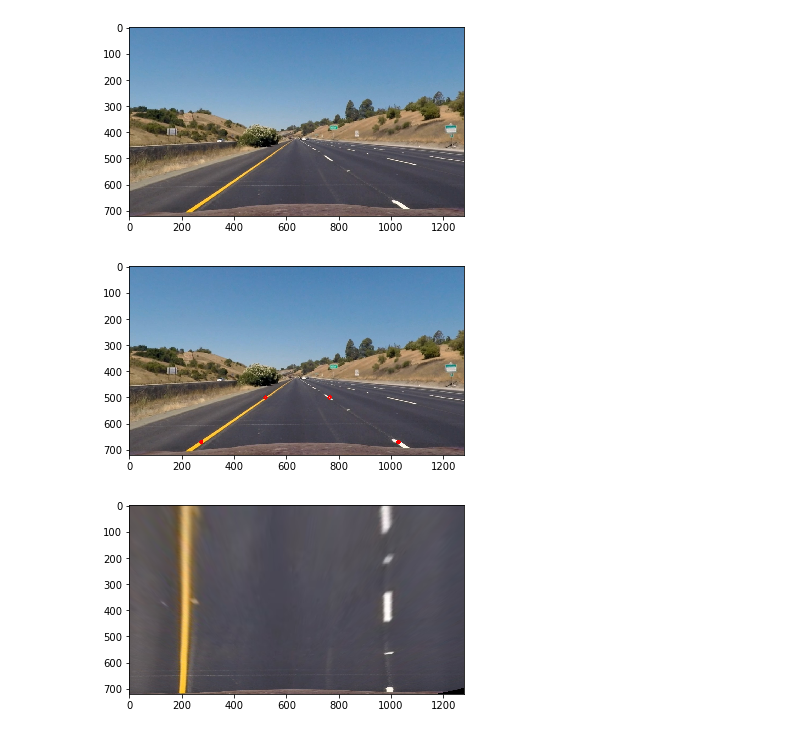
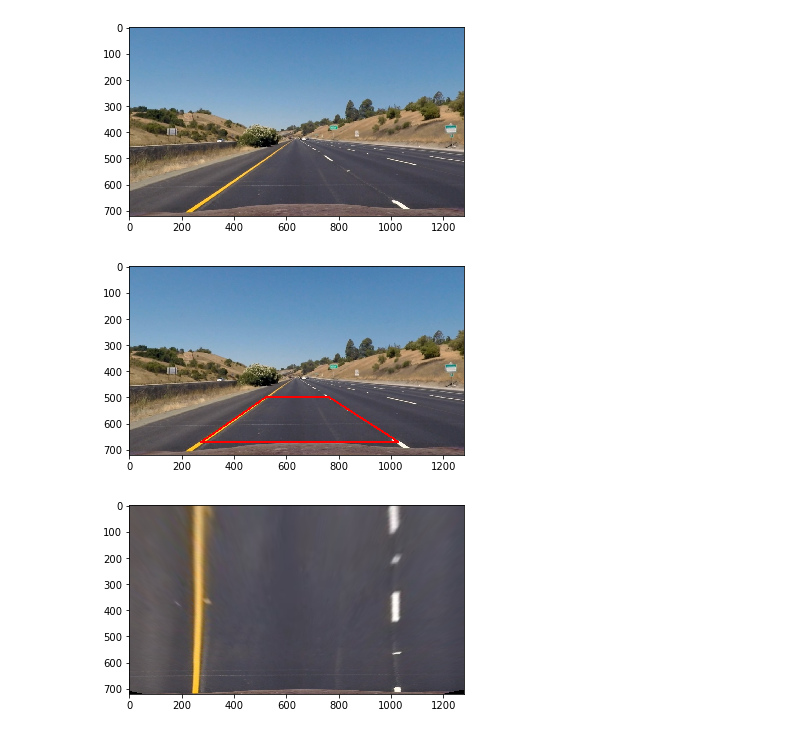
Before and after one commit to alexeysas/sdc-advanced-lane-finding, a Jupyter notebook: project.ipynb, the cells around one changed output. Cells and saved outputs as stored; diff of their text form; code cells hidden in the pictures.

```diff
--- a/project.ipynb
+++ b/project.ipynb
@@ -94,35 +94,54 @@ matplotlib.image.imsave('images/road_undistorted.png', image)
 [figure]
 # %%
 #define rectangular region on the flat stright road to determine perspective transform
+image_rect = np.copy(image)
 
-image_points = np.copy(image)
-cv2.circle(image_points, (275,670), 5, color=255, thickness=5)
-cv2.circle(image_points, (1030,670), 5, color=255, thickness=5)
-cv2.circle(image_points, (521,500), 5, color=255, thickness=5)
-cv2.circle(image_points, (766,500), 5, color=255, thickness=5)
+src = np.float32([(275,670), (1030,670),
+                   (766,500), (521,500)])
 
+pts = np.int32(src.reshape((-1,1,2)))
 
-plt.imshow(image_points)
+cv2.polylines(image_rect, [pts], True, (255,0,0), thickness=5)
+
+plt.imshow(image_rect)
 plt.show()
+matplotlib.image.imsave('images/road_region.png', image)
 # %% [output]
-[figure, old version]
+[figure, new version]
 # %%
 #use coordinatres above and open CV to calculate perspective transform matrix and inversed matrix
-src = np.float32([(275,670), (1030,670),
-                   (766,500), (521,500)])
-
-dst = np.float32([[200, 700], [1000, 700],
-                    [1000, 400], [200, 400]])
+dst = np.float32([[250, 700], [1030, 700],
+                    [1030, 400], [250, 400]])
 
 #Find matrix
 M = cv2.getPerspectiveTransform(src, dst)
 
 #Find inversed matrix
 Minv = cv2.getPerspectiveTransform(dst, src)
 
+#Define image shape
+image_shape = (1280, 720)
+
+#find car center
+car_center = (image_shape[0] / 2, image_shape[1])
+
+a = np.array([car_center], dtype='float32')
+a = np.array([a])
+
+pointsOut = cv2.perspectiveTransform(a, M)
+center_warped = np.int32(pointsOut[0, 0])
+
+def warpPerspective(image):
+    """
+    Apply perspective transform using determined matrix M.
+    """
+    warped = cv2.warpPerspective(image, M, dsize=image_shape)
+    return warped
+
 #Restore flat road from the image above
-warped = cv2.warpPerspective(image, M, dsize=(1280, 720))
+warped = warpPerspective(image)
 plt.imshow(warped)
 plt.show()
+matplotlib.image.imsave('images/road_perspective.png', image)
 # %% [output]
-[figure, old version]
+[figure, new version]
```
Also changed, not shown: parts of 26 cells of this notebook, 5 other files.
